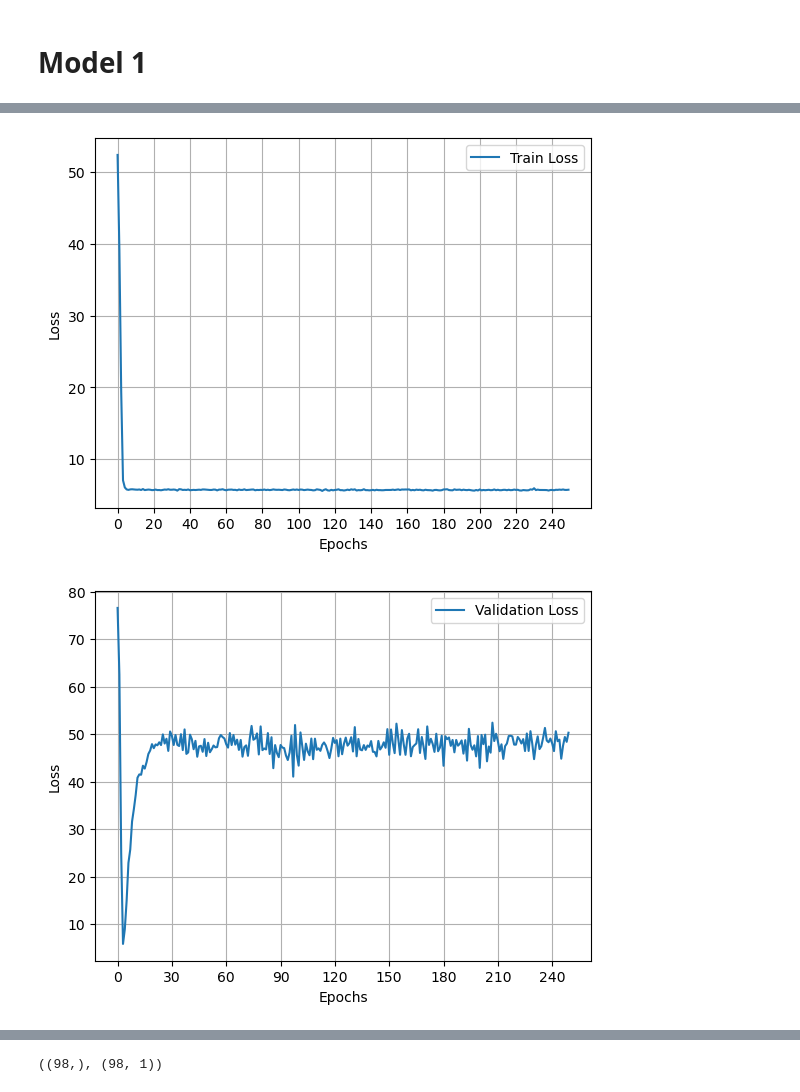
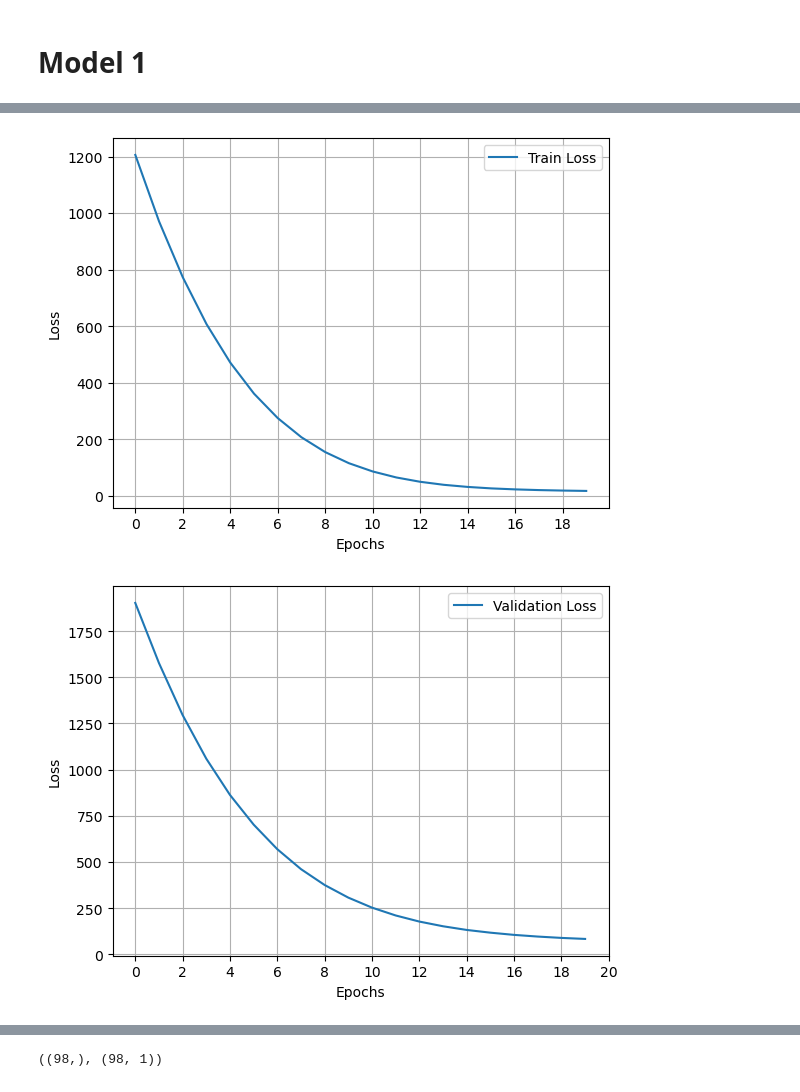
Before and after one commit to RiccardoDAndrea/Training, a Jupyter notebook: Scripts/Models/own_models.ipynb, the cells around one changed output, grey strips where cells are left out. Saved outputs shown, nothing was run; the diff lists cells and outputs as text; code cells hidden in the pictures.

```diff
--- a/Scripts/Models/own_models.ipynb
+++ b/Scripts/Models/own_models.ipynb
@@ -84,9 +102,6 @@ np.mean(keras.losses.mean_squared_error(y_valid, y_pred))
 from keras.layers import BatchNormalization
 model = Sequential([
     InputLayer(input_shape=X_train.shape[-1], name="Input"),
-    Dense(5, activation="relu", name="layer1"),
-    BatchNormalization(),
-    Dense(5, name="layer2"),
     Dense(1, name="Output"),
 ])
 
@@ -114,6 +122,6 @@ Non-trainable params: 10
 _________________________________________________________________
 # %%
 # Beispiel für das Modelltraining
-history = model.fit(X_train, y_train, epochs=250, batch_size=32, validation_data=(X_valid, y_valid))
+history = model.fit(X_train, y_train, epochs=20, validation_data=(X_valid, y_valid))
 history
 # %% [output]
@@ -160,35 +168,35 @@ def create_plt_loss(history, x_tick_min = int, x_tick_max = int, x_tick_step = i
     return plt.show()
 
 create_plt_loss(history, x_tick_min = 0,
-                x_tick_max =  250, x_tick_step=20)
+                x_tick_max =  20, x_tick_step=2)
 # %% [output]
-[figure, old version]
+[figure, new version]
 # %%
 def create_plt_val_los(history, x_tick_min = int, x_tick_max = int, x_tick_step = int):
     """
     Create a plot for the loss of the model
 
     Input :
     - history : history of the model
     - x_ticks : list of integers for the x-axis
 
     Output :
     - Plot of the loss
     """
     plt.plot(history.history['val_loss'], label='Validation Loss')
     plt.xticks(np.arange(x_tick_min, x_tick_max,
                          step=x_tick_step))
     plt.grid(True)
     plt.xlabel('Epochs')
     plt.ylabel('Loss')
     plt.legend()
     plt.show()
     return plt.show()
 
 
-create_plt_val_los(history, x_tick_min = 0,x_tick_max=250, x_tick_step=30)
+create_plt_val_los(history, x_tick_min = 0,x_tick_max=22, x_tick_step=2)
 # %% [output]
-[figure, old version]
+[figure, new version]
 # %%
 # Beispiel für die Modellbewertung
 test_loss = model.evaluate(X_test, y_test)
```
Also changed, not shown: parts of 20 cells of this notebook, 2 other files.
